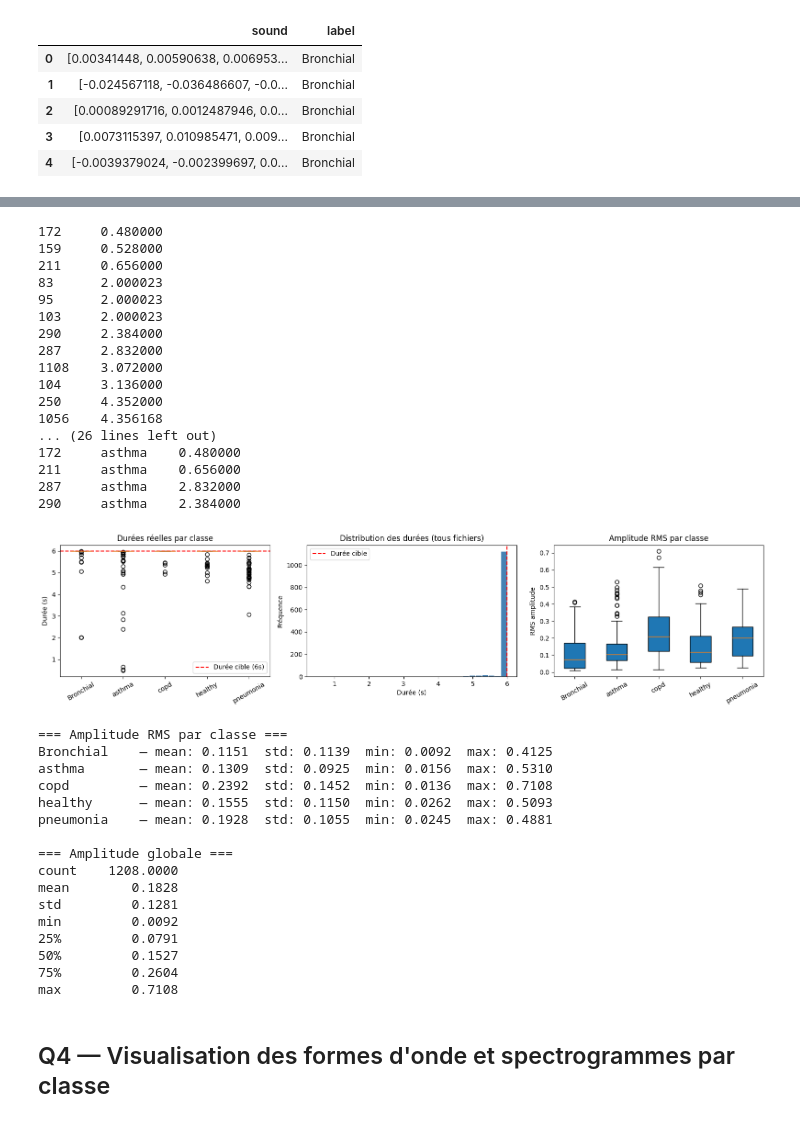
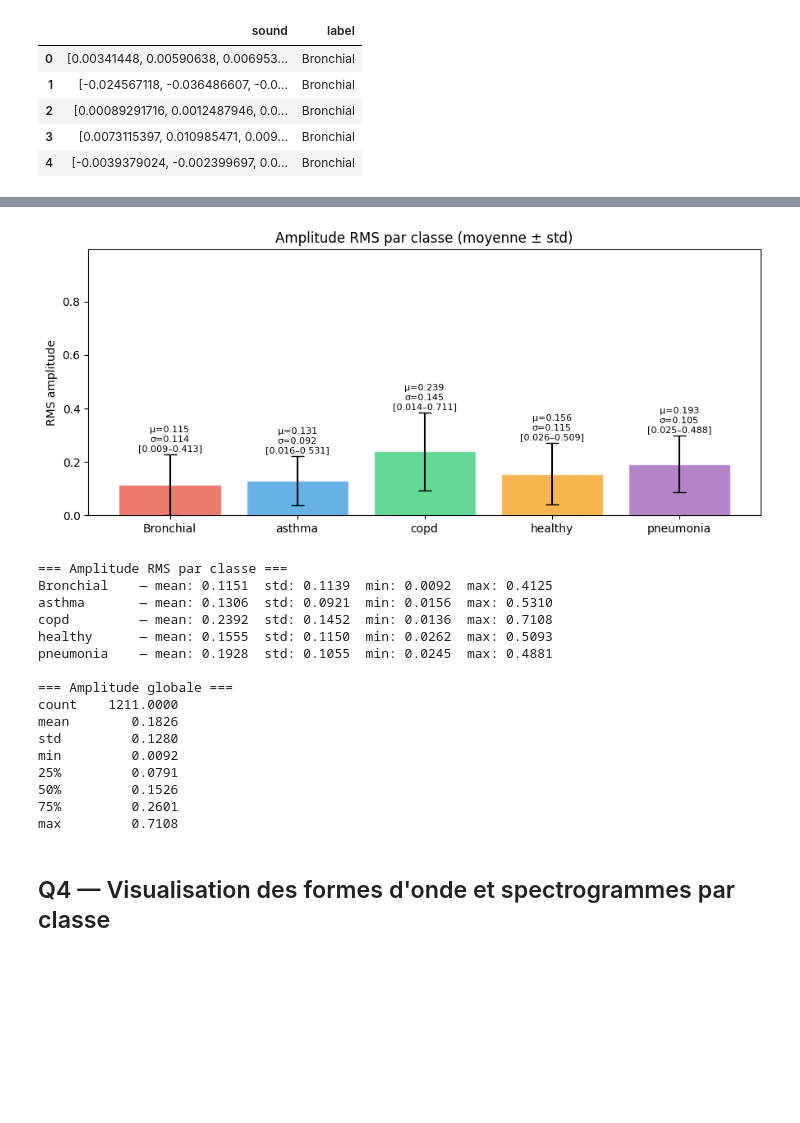
Before and after one commit to Coaraa/respiratory-disease-detection, a Jupyter notebook: data_explore.ipynb, the cells around one changed output, grey strips where cells are left out. Drawn from its saved outputs; the diff is of its cells as text; code cells hidden in the pictures; blank space fills up the shorter version.

```diff
--- a/data_explore.ipynb
+++ b/data_explore.ipynb
@@ -179,60 +168,31 @@ duration_s
-# %%
-print(dur_df[dur_df['duration_s'] < 5]['duration_s'].sort_values().to_string())
-short = dur_df[dur_df['duration_s'] < 3]
-print(short[['label', 'duration_s']])
-# %% [output]
-172     0.480000
-159     0.528000
-211     0.656000
-83      2.000023
-95      2.000023
-103     2.000023
-290     2.384000
-287     2.832000
-1108    3.072000
-104     3.136000
-250     4.352000
-1056    4.356168
-... (26 lines left out)
-172     asthma    0.480000
-211     asthma    0.656000
-287     asthma    2.832000
-290     asthma    2.384000
 # %%
-fig, axes = plt.subplots(1, 3, figsize=(16, 4))
-
-classes = dur_df['label'].unique()
-data_by_class = [dur_df[dur_df['label'] == c]['duration_s'].values for c in classes]
-axes[0].boxplot(data_by_class, tick_labels=classes, patch_artist=True)
-axes[0].axhline(y=6, color='red', linestyle='--', label='Durée cible (6s)')
-axes[0].set_title('Durées réelles par classe')
-axes[0].set_ylabel('Durée (s)')
-axes[0].tick_params(axis='x', rotation=30)
-axes[0].legend()
-
-axes[1].hist(real_durations, bins=30, color='steelblue', edgecolor='white')
-axes[1].axvline(x=6, color='red', linestyle='--', label='Durée cible')
-axes[1].set_title('Distribution des durées (tous fichiers)')
-axes[1].set_xlabel('Durée (s)')
-axes[1].set_ylabel('Fréquence')
-axes[1].legend()
-
-# Amplitude RMS par classe
 rms_per_class = {}
 for label in np.unique(y):
     indices = np.where(y == label)[0]
-    rms = [np.sqrt(np.mean(x[i]**2)) for i in indices]
-    rms_per_class[label] = rms
+    rms_per_class[label] = [np.sqrt(np.mean(x[i]**2)) for i in indices]
 
-bp = axes[2].boxplot(rms_per_class.values(), tick_labels=rms_per_class.keys(), patch_artist=True)
-axes[2].set_title('Amplitude RMS par classe')
-axes[2].set_ylabel('RMS amplitude')
-axes[2].tick_params(axis='x', rotation=30)
+labels = list(rms_per_class.keys())
+means = [np.mean(v) for v in rms_per_class.values()]
+stds  = [np.std(v)  for v in rms_per_class.values()]
+mins  = [np.min(v)  for v in rms_per_class.values()]
+maxs  = [np.max(v)  for v in rms_per_class.values()]
 
+fig, ax = plt.subplots(figsize=(9, 4))
+bars = ax.bar(labels, means, yerr=stds, color=colors, alpha=0.75, capsize=6, edgecolor='white')
+
+# Annotations : mean ± std
+for bar, m, s, mn, mx in zip(bars, means, stds, mins, maxs):
+    ax.text(bar.get_x() + bar.get_width()/2, m + s + 0.005,
+            f'μ={m:.3f}\nσ={s:.3f}\n[{mn:.3f}–{mx:.3f}]',
+            ha='center', va='bottom', fontsize=8)
+
+ax.set_title('Amplitude RMS par classe (moyenne ± std)', fontsize=12)
+ax.set_ylabel('RMS amplitude')
+ax.set_ylim(0, max(maxs) * 1.4)
 plt.tight_layout()
 plt.show()
 # %% [output]
-[figure, old version]
+[figure, new version]
 # %%
 print("=== Amplitude RMS par classe ===")
 for label in np.unique(y):
@@ -246,19 +206,19 @@ print(pd.Series(rms_all).describe().round(4).to_string())
 # %% [output]
 === Amplitude RMS par classe ===
 Bronchial    — mean: 0.1151  std: 0.1139  min: 0.0092  max: 0.4125
-asthma       — mean: 0.1309  std: 0.0925  min: 0.0156  max: 0.5310
+asthma       — mean: 0.1306  std: 0.0921  min: 0.0156  max: 0.5310
 copd         — mean: 0.2392  std: 0.1452  min: 0.0136  max: 0.7108
 healthy      — mean: 0.1555  std: 0.1150  min: 0.0262  max: 0.5093
 pneumonia    — mean: 0.1928  std: 0.1055  min: 0.0245  max: 0.4881
 
 === Amplitude globale ===
-count    1208.0000
-mean        0.1828
-std         0.1281
+count    1211.0000
+mean        0.1826
+std         0.1280
 min         0.0092
 25%         0.0791
-50%         0.1527
-75%         0.2604
+50%         0.1526
+75%         0.2601
 max         0.7108
 # %% [markdown]
 ## Q4 — Visualisation des formes d'onde et spectrogrammes par classe
```
Also changed, not shown: parts of 13 cells of this notebook.
